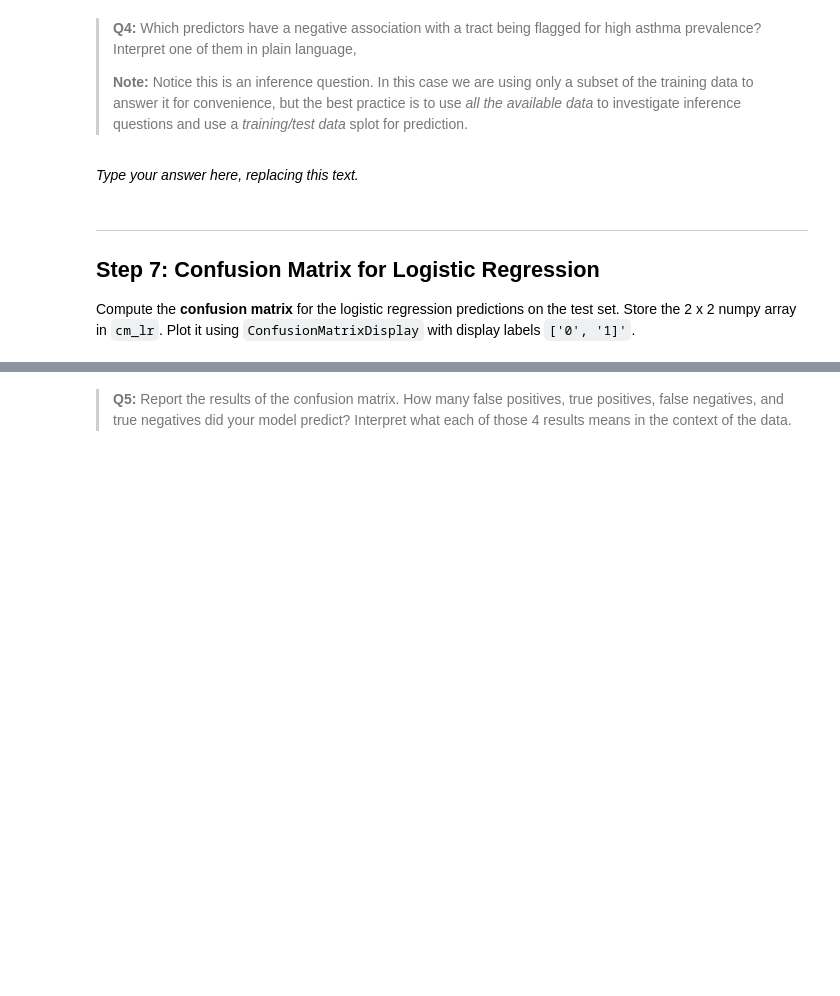
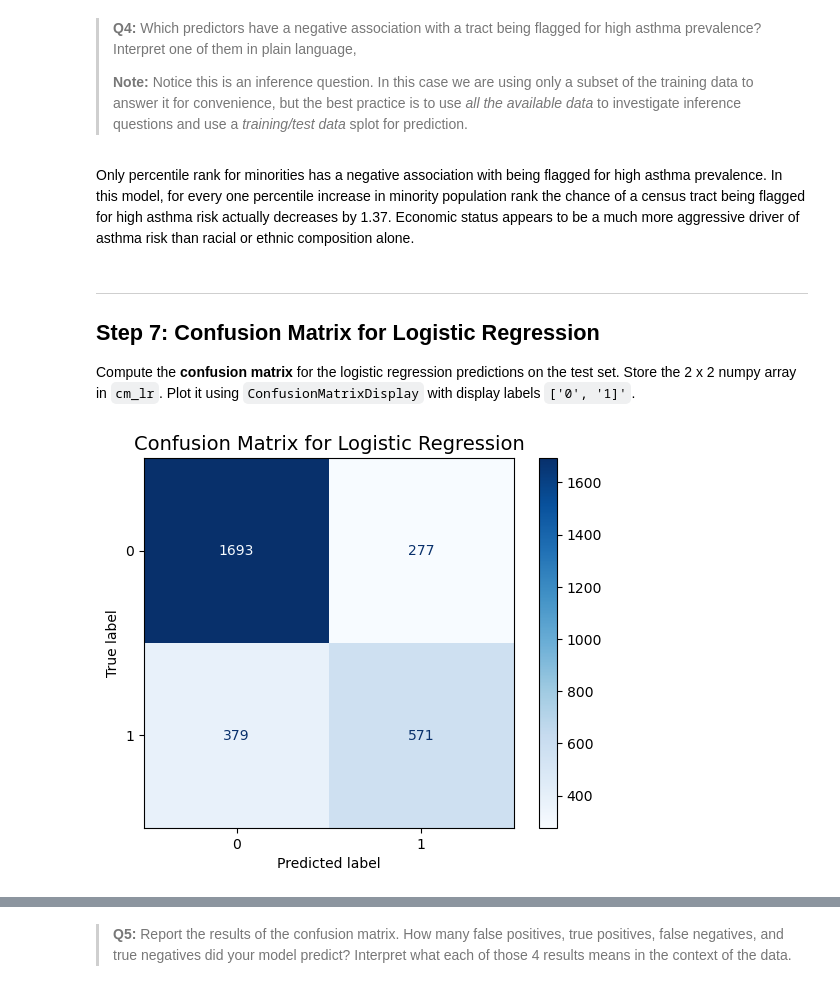
Before and after one commit to lucianbluescher/assignment-2, a Jupyter notebook: hw2-task2.ipynb, the cells around one changed output, grey strips where cells are left out. Saved outputs shown, nothing was run; the diff lists cells and outputs as text; code cells hidden in the pictures; blank space fills up the shorter version.

```diff
--- a/hw2-task2.ipynb
+++ b/hw2-task2.ipynb
@@ -271,6 +271,16 @@ We will now create a Logistic Regression with the same predictors and outcome va
 # %%
-lr = ...
+lr = LogisticRegressionCV(cv=5, random_state=42)
 
-y_pred_lr   = ...
-lr_accuracy = ...
+y_pred_lr   = lr.fit(X_train, y_train).predict(X_test)
+lr_accuracy = lr.score(X_test, y_test)
+
+y_pred_knn_optimal = KNeighborsClassifier(n_neighbors=optimal_k).fit(X_train, y_train).predict(X_test)
+
 lr_accuracy
+
+coef_table = pd.DataFrame({
+    'Feature': ["EPL_POV200", "EPL_UNEMP", "EPL_MINRTY"],
+    'Coefficient': lr.coef_[0],
+    'Intercept': lr.intercept_[0]
+})
+coef_table
@@ -284,7 +301,7 @@ grader.check("q9")
 >
 > **Note:** Notice this is an inference question. In this case we are using only a subset of the training data to answer it for convenience, but the best practice is to use *all the available data* to investigate inference questions and use a *training/test data* splot for prediction.
 # %% [markdown]
-_Type your answer here, replacing this text._
+Only percentile rank for minorities has a negative association with being flagged for high asthma prevalence. In this model, for every one percentile increase in minority population rank the chance of a census tract being flagged for high asthma risk actually decreases by 1.37. Economic status appears to be a much more aggressive driver of asthma risk than racial or ethnic composition alone.
 # %% [markdown]
 <!-- END QUESTION -->
 
@@ -293,6 +310,12 @@ _Type your answer here, replacing this text._
 
 Compute the **confusion matrix** for the logistic regression predictions on the test set. Store the 2 x 2 numpy array in `cm_lr`. Plot it using `ConfusionMatrixDisplay` with display labels `['0', '1]'`.
 # %%
-cm_lr = ...
+cm_lr = confusion_matrix(y_test, y_pred_lr)
+disp_lr = ConfusionMatrixDisplay(confusion_matrix=cm_lr, display_labels= ['0', '1'])
+disp_lr.plot(cmap='Blues')
+plt.title('Confusion Matrix for Logistic Regression', fontsize=14)
+plt.show()
+# %% [output]
+[figure, added]
 # %%
 grader.check("q11")
```
Also changed, not shown: parts of 16 cells of this notebook, 1 other file.
